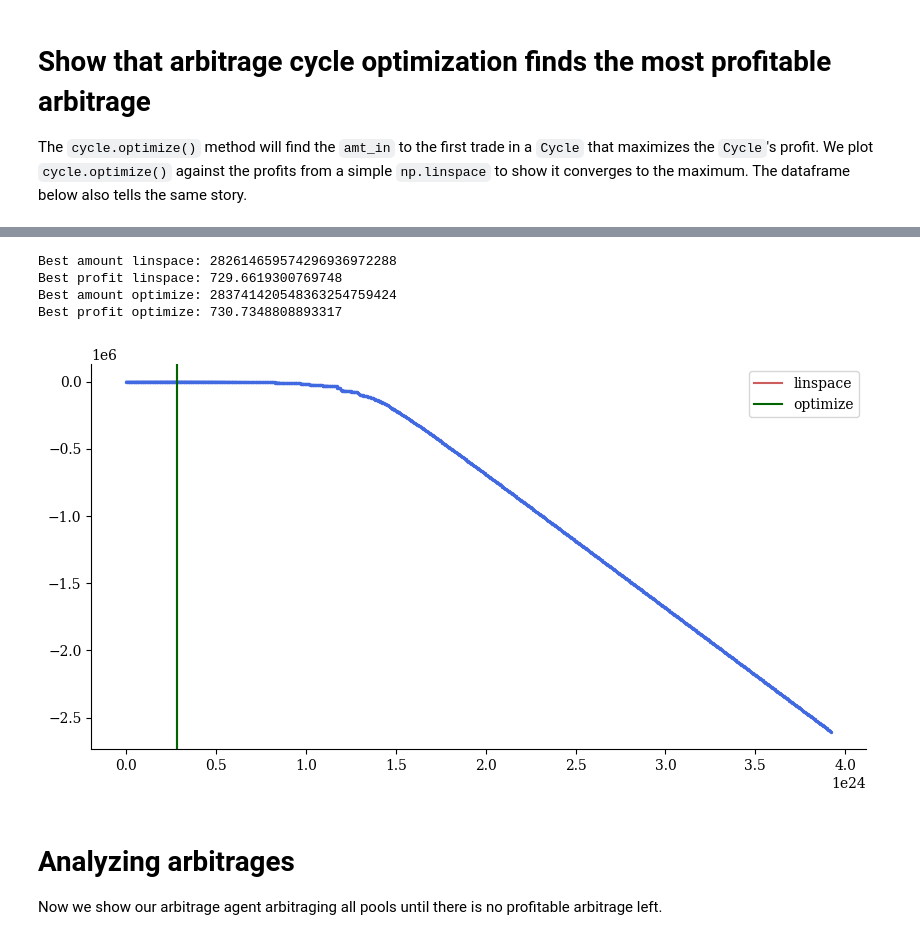
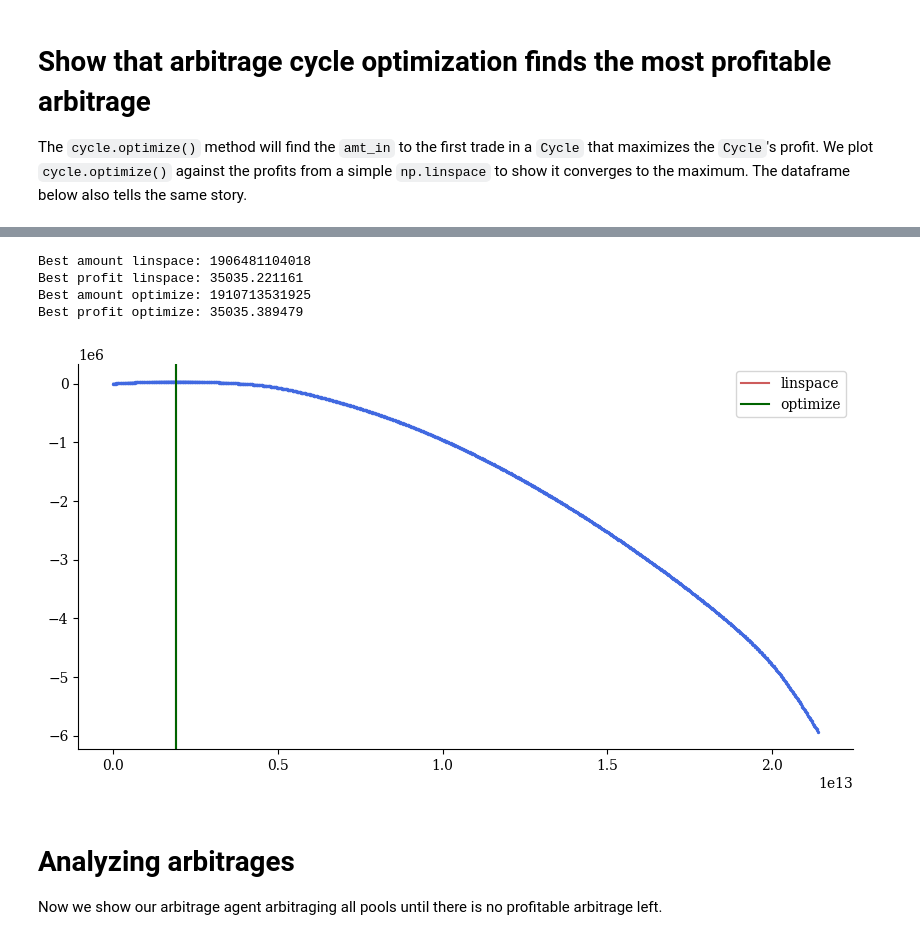
Before and after one commit to xenophonlabs/crvUSDrisk, a Jupyter notebook: notebooks/demo_arbitrage.ipynb, the cells around one changed output, grey strips where cells are left out. Saved outputs shown, nothing was run; the diff lists cells and outputs as text; code cells hidden in the pictures.

```diff
--- a/notebooks/demo_arbitrage.ipynb
+++ b/notebooks/demo_arbitrage.ipynb
@@ -119,7 +140,7 @@ df
 # fit the slippage curve, whereas the "true" relationship is moreso a
 # CenteredIsotonicRegression. This is a known issue, and we are working on it.
 
-i = 4
+i = 15
 cycle = cycles[i]
 
 trade = cycle.trades[0]
@@ -130,38 +151,38 @@ profits = [cycle.populate(amt) for amt in amts]
 
 best_amt_linspace = amts[np.argmax(profits)]
 best_profit_linspace = max(profits)
 
 # compare
 cycle.optimize()
 best_amt_optimize = cycle.trades[0].amt
 best_profit_optimize = cycle.expected_profit
 
 f, ax = plt.subplots(figsize=(10, 5))
 ax.scatter(amts, profits, color="royalblue", s=2)
 ax.plot(amts, profits, color="royalblue")
 ax.axvline(best_amt_linspace, color="indianred", label="linspace")
 ax.axvline(best_amt_optimize, color="darkgreen", label="optimize")
 
 # NOTE Uncomment to zoom into optimal region
 # diff = abs(best_amt_optimize - best_amt_linspace)
 # xlims = (float(min(best_amt_optimize, best_amt_linspace) - diff), float(max(best_amt_optimize, best_amt_linspace) + diff))
 # tmp = [p for p, a in zip(profits, amts) if xlims[0] < a < xlims[1]]
 # ylims = min(tmp), max(tmp)
 # ax.set_xlim(*xlims)
 # ax.set_ylim(*ylims)
 
 ax.legend()
 
 print(f"Best amount linspace: {best_amt_linspace}")
 print(f"Best profit linspace: {best_profit_linspace}")
 print(f"Best amount optimize: {best_amt_optimize}")
 print(f"Best profit optimize: {best_profit_optimize}")
 # %% [output]
-Best amount linspace: 282614659574296936972288
-Best profit linspace: 729.6619300769748
-Best amount optimize: 283741420548363254759424
-Best profit optimize: 730.7348808893317
+Best amount linspace: 1906481104018
+Best profit linspace: 35035.221161
+Best amount optimize: 1910713531925
+Best profit optimize: 35035.389479
-[figure, old version]
+[figure, new version]
 # %% [markdown]
 # Analyzing arbitrages
 
```
Also changed, not shown: parts of 8 cells of this notebook, 4 other files.
